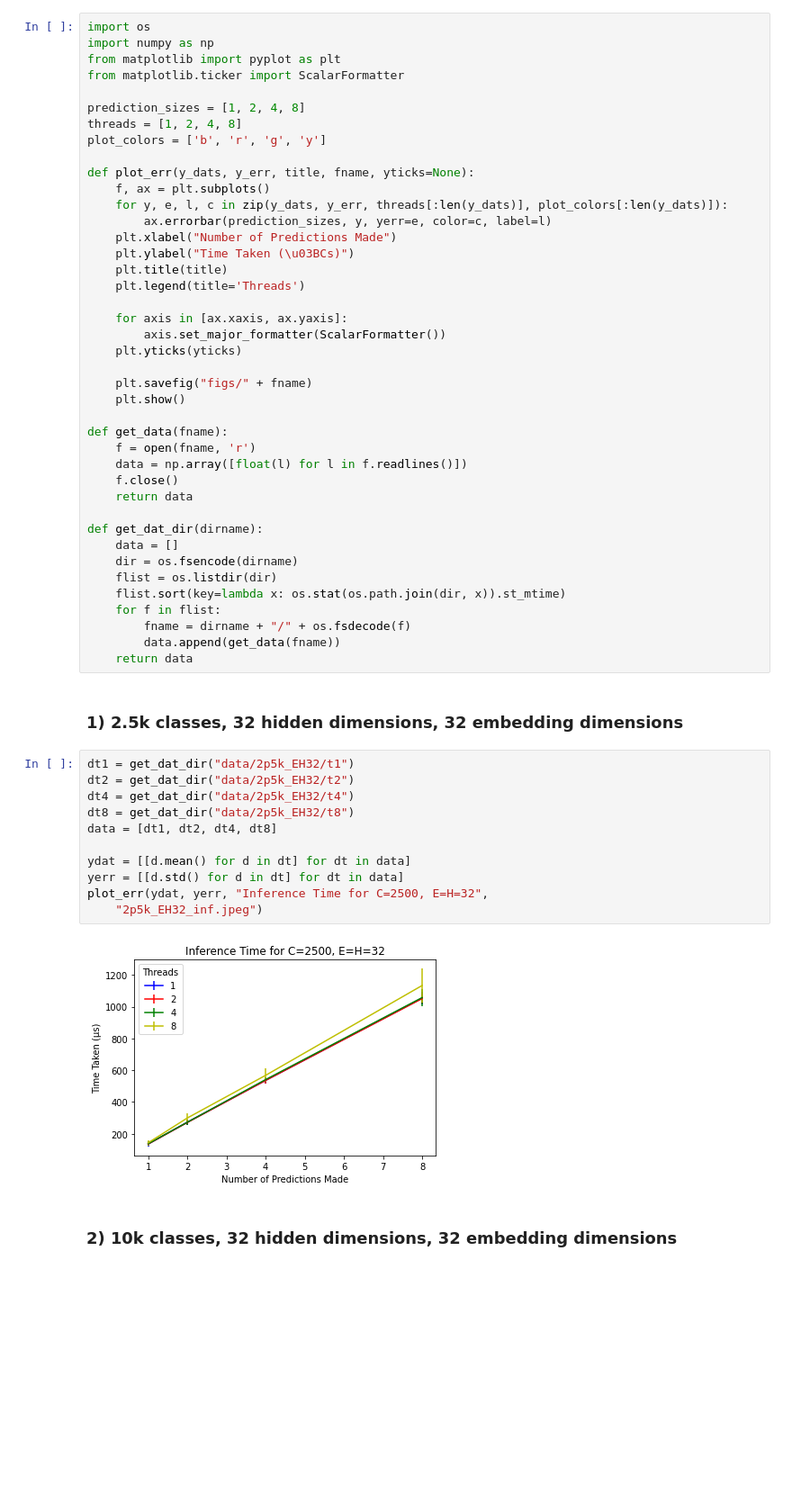
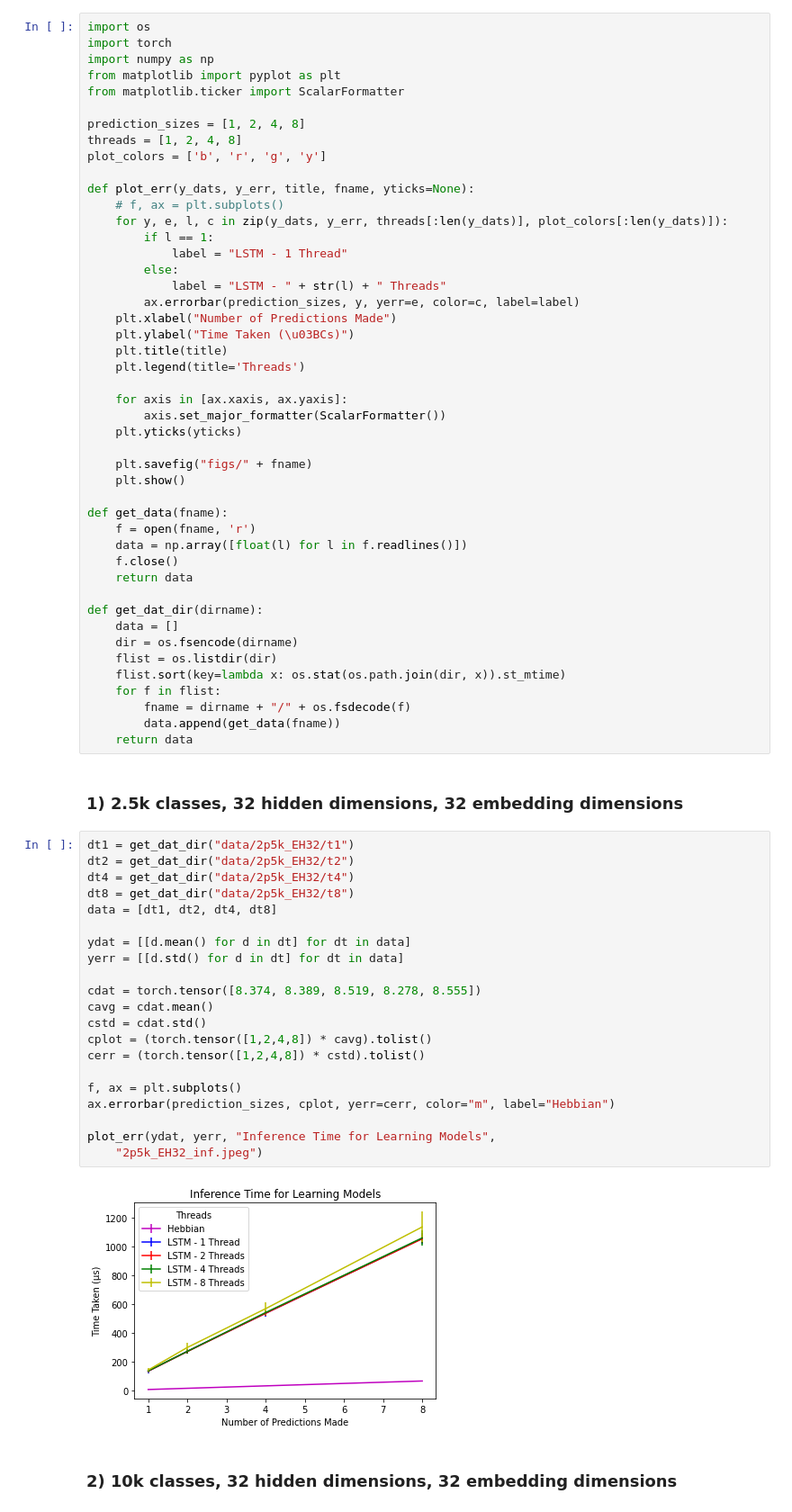
Before and after one commit to aojsd/ML_Prefetchers, a Jupyter notebook: src/cpp/inference_profiling/inference_results.ipynb, the cells around one changed output. Shown at 90% size. Saved outputs shown, nothing was run; the diff lists cells and outputs as text; blank space fills up the shorter version.

Commit message:
figures added to repo

```diff
--- a/src/cpp/inference_profiling/inference_results.ipynb
+++ b/src/cpp/inference_profiling/inference_results.ipynb
@@ -2,6 +2,7 @@
 ## Inference Profiling of LSTM Prefetcher
 # %%
 import os
+import torch
 import numpy as np
 from matplotlib import pyplot as plt
 from matplotlib.ticker import ScalarFormatter
@@ -11,9 +12,13 @@ threads = [1, 2, 4, 8]
 plot_colors = ['b', 'r', 'g', 'y']
 
 def plot_err(y_dats, y_err, title, fname, yticks=None):
-    f, ax = plt.subplots()
+    # f, ax = plt.subplots()
     for y, e, l, c in zip(y_dats, y_err, threads[:len(y_dats)], plot_colors[:len(y_dats)]):
-        ax.errorbar(prediction_sizes, y, yerr=e, color=c, label=l)
+        if l == 1:
+            label = "LSTM - 1 Thread"
+        else:
+            label = "LSTM - " + str(l) + " Threads"
+        ax.errorbar(prediction_sizes, y, yerr=e, color=c, label=label)
     plt.xlabel("Number of Predictions Made")
     plt.ylabel("Time Taken (\u03BCs)")
     plt.title(title)
@@ -46,16 +51,26 @@ def get_dat_dir(dirname):
 # %%
 dt1 = get_dat_dir("data/2p5k_EH32/t1")
 dt2 = get_dat_dir("data/2p5k_EH32/t2")
 dt4 = get_dat_dir("data/2p5k_EH32/t4")
 dt8 = get_dat_dir("data/2p5k_EH32/t8")
 data = [dt1, dt2, dt4, dt8]
 
 ydat = [[d.mean() for d in dt] for dt in data]
 yerr = [[d.std() for d in dt] for dt in data]
-plot_err(ydat, yerr, "Inference Time for C=2500, E=H=32",
+
+cdat = torch.tensor([8.374, 8.389, 8.519, 8.278, 8.555])
+cavg = cdat.mean()
+cstd = cdat.std()
+cplot = (torch.tensor([1,2,4,8]) * cavg).tolist()
+cerr = (torch.tensor([1,2,4,8]) * cstd).tolist()
+
+f, ax = plt.subplots()
+ax.errorbar(prediction_sizes, cplot, yerr=cerr, color="m", label="Hebbian")
+
+plot_err(ydat, yerr, "Inference Time for Learning Models",
     "2p5k_EH32_inf.jpeg")
 # %% [output]
-[figure, old version]
+[figure, new version]
 # %% [markdown]
 ### 2) 10k classes, 32 hidden dimensions, 32 embedding dimensions
 # %%
```
Also changed, not shown: 8 other files.
